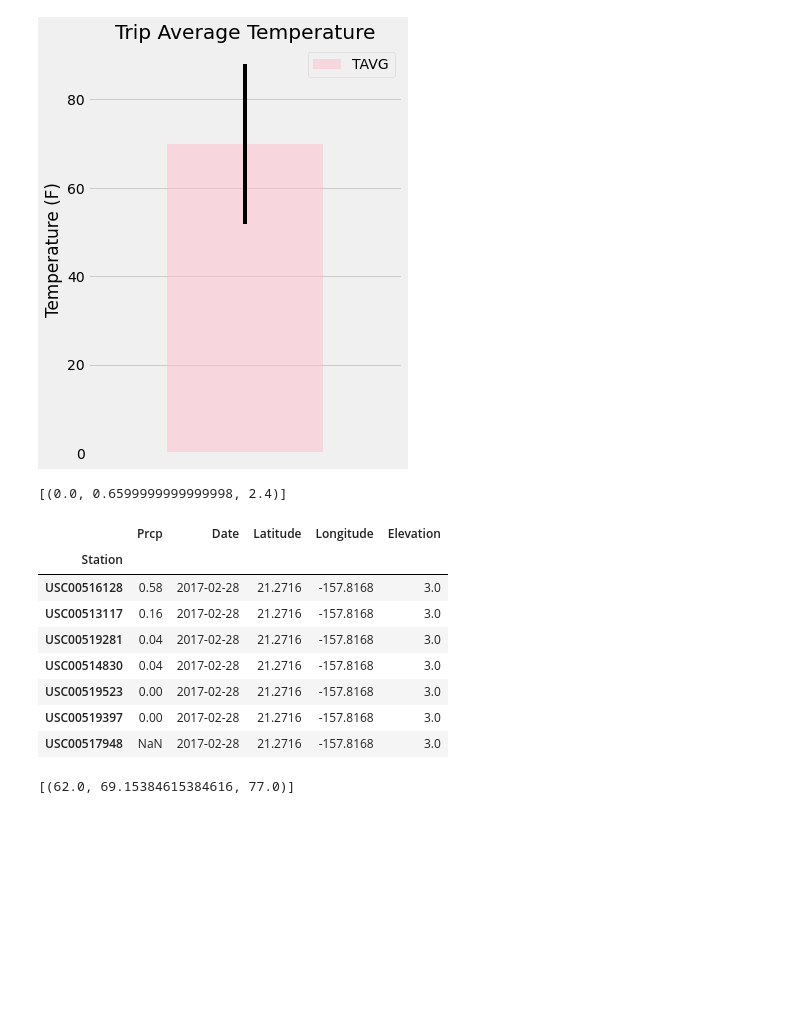
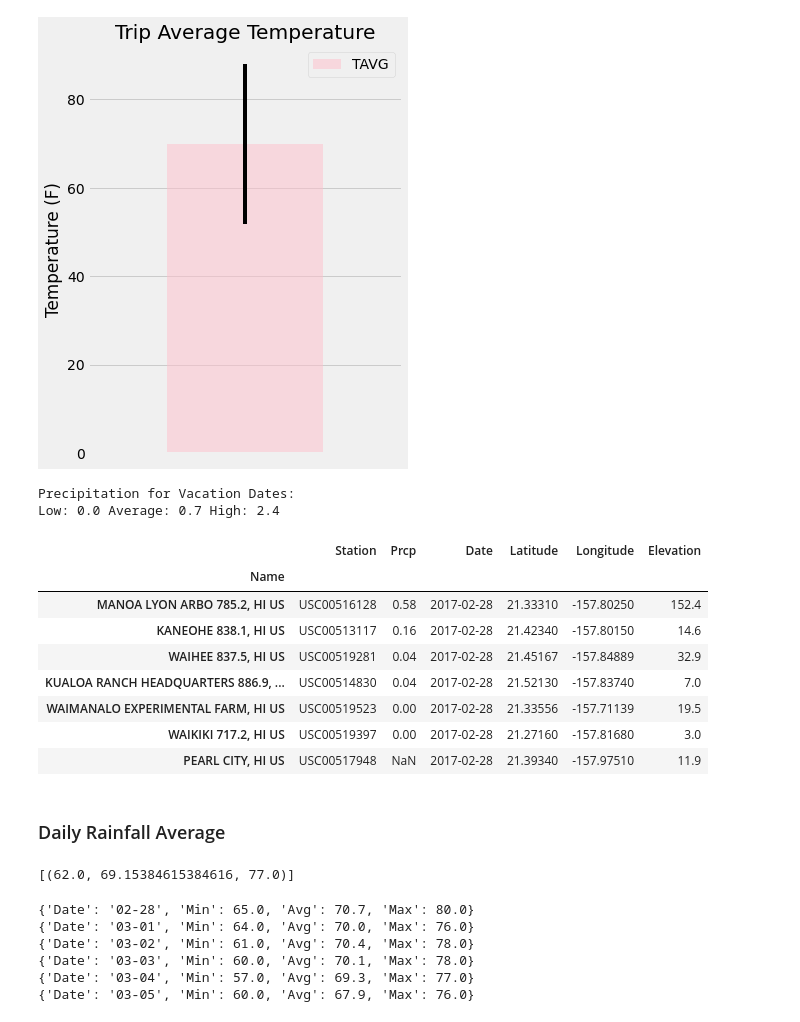
Before and after one commit to LisaHarrison08/SQLAlchemy-Climate-Analysis, a Jupyter notebook: climate_starter.ipynb, the cells around one changed output. Cells and saved outputs as stored; diff of their text form; code cells hidden in the pictures; blank space fills up the shorter version.

```diff
--- a/climate_starter.ipynb
+++ b/climate_starter.ipynb
@@ -214,9 +216,13 @@ def calc_prcp(start_date, end_date):
         filter(measurement.date >= start_date).filter(measurement.date <= end_date).all()
 
 # function
-print(calc_prcp('2017-02-28', '2017-03-05'))
+vacay_prcp = calc_prcp('2017-02-28', '2017-03-05')
+
+print(f"Precipitation for Vacation Dates:")
+print(f"Low: {vacay_prcp[0][0]} Average: {round(vacay_prcp[0][1], 1)} High: {vacay_prcp[0][2]}")
 # %% [output]
-[(0.0, 0.6599999999999998, 2.4)]
+Precipitation for Vacation Dates:
+Low: 0.0 Average: 0.7 High: 2.4
 # %%
 start_date = '2017-02-28'
 end_date = '2017-03-05'
@@ -224,23 +230,29 @@ end_date = '2017-03-05'
 # Calculate the total amount of rainfall per weather station for your trip dates using the previous year's matching dates.
 # Sort this in descending order by precipitation amount and list the station, name, latitude, longitude, and elevation
 
-rainfall = session.query(measurement.station, measurement.prcp, measurement.date, station.latitude, station.longitude, station.elevation).\
-            group_by(measurement.station).\
+rainfall = session.query(station.name, measurement.station, measurement.prcp, measurement.date, station.latitude, station.longitude, station.elevation).\
+            group_by(station.name).\
+            filter(measurement.station == station.station).\
             filter(measurement.date >= start_date).filter(measurement.date <= end_date).\
             order_by(measurement.prcp.desc()).all()
 # %%
-rainfall_df = pd.DataFrame(rainfall, columns=['Station', 'Prcp', 'Date', 'Latitude', 'Longitude','Elevation']).set_index('Station')
+# Rainfall per weather station results displayed in DF
+rainfall_df = pd.DataFrame(rainfall,
+                           columns=['Name','Station', 'Prcp', 'Date','Latitude', 'Longitude','Elevation']).\
+                           set_index('Name')
 rainfall_df
 # %% [output]
-|  | Prcp | Date | Latitude | Longitude | Elevation |
-| Station |  |  |  |  |  |
-| USC00516128 | 0.58 | 2017-02-28 | 21.2716 | -157.8168 | 3.0 |
-| USC00513117 | 0.16 | 2017-02-28 | 21.2716 | -157.8168 | 3.0 |
-| USC00519281 | 0.04 | 2017-02-28 | 21.2716 | -157.8168 | 3.0 |
-| USC00514830 | 0.04 | 2017-02-28 | 21.2716 | -157.8168 | 3.0 |
-| USC00519523 | 0.00 | 2017-02-28 | 21.2716 | -157.8168 | 3.0 |
-| USC00519397 | 0.00 | 2017-02-28 | 21.2716 | -157.8168 | 3.0 |
-| USC00517948 | NaN | 2017-02-28 | 21.2716 | -157.8168 | 3.0 |
+|  | Station | Prcp | Date | Latitude | Longitude | Elevation |
+| Name |  |  |  |  |  |  |
+| MANOA LYON ARBO 785.2, HI US | USC00516128 | 0.58 | 2017-02-28 | 21.33310 | -157.80250 | 152.4 |
+| KANEOHE 838.1, HI US | USC00513117 | 0.16 | 2017-02-28 | 21.42340 | -157.80150 | 14.6 |
+| WAIHEE 837.5, HI US | USC00519281 | 0.04 | 2017-02-28 | 21.45167 | -157.84889 | 32.9 |
+| KUALOA RANCH HEADQUARTERS 886.9, ... | USC00514830 | 0.04 | 2017-02-28 | 21.52130 | -157.83740 | 7.0 |
+| WAIMANALO EXPERIMENTAL FARM, HI US | USC00519523 | 0.00 | 2017-02-28 | 21.33556 | -157.71139 | 19.5 |
+| WAIKIKI 717.2, HI US | USC00519397 | 0.00 | 2017-02-28 | 21.27160 | -157.81680 | 3.0 |
+| PEARL CITY, HI US | USC00517948 | NaN | 2017-02-28 | 21.39340 | -157.97510 | 11.9 |
+# %% [markdown]
+### Daily Rainfall Average
 # %%
 # Create a query that will calculate the daily normals
 # (i.e. the averages for tmin, tmax, and tavg for all historic data matching a specific month and day)
@@ -263,22 +275,34 @@ daily_normals("01-01")
 # %% [output]
 [(62.0, 69.15384615384616, 77.0)]
 # %%
-# calculate the daily normals for your trip
-# push each tuple of calculations into a list called `normals`
-
+# Calculate the daily normals for your trip
+# Push each tuple of calculations into a list called `normals`
 # Set the start and end date of the trip
 
 start_date = '2017-02-28'
 end_date = '2017-03-05'
-
-# Use the start and end date to create a range of dates
-
-dateRange = session.query(measurement.date).\
-            filter(measurement.date >= start_date).filter(measurement.date <= end_date).\
-            group_by(measurement.date).all()
-
-# Stip off the year and save a list of %m-%d strings
+my_trip = ['02-28', '03-01', '03-02', '03-03', '03-04', '03-05']
 
 # Loop through the list of %m-%d strings and calculate the normals for each date
+normals = []
+
+for day in my_trip:
+    date = {}
+    date['Date'] = '{}'.format(day)
+    d_norm = daily_normals(day)
+    date['Min'] = d_norm[0][0]
+    date['Avg'] = round(d_norm[0][1],1)
+    date['Max'] = d_norm[0][2]
+    normals.append(date)
+
+for norm in normals:
+    print(norm)
+# %% [output]
+{'Date': '02-28', 'Min': 65.0, 'Avg': 70.7, 'Max': 80.0}
+{'Date': '03-01', 'Min': 64.0, 'Avg': 70.0, 'Max': 76.0}
+{'Date': '03-02', 'Min': 61.0, 'Avg': 70.4, 'Max': 78.0}
+{'Date': '03-03', 'Min': 60.0, 'Avg': 70.1, 'Max': 78.0}
+{'Date': '03-04', 'Min': 57.0, 'Avg': 69.3, 'Max': 77.0}
+{'Date': '03-05', 'Min': 60.0, 'Avg': 67.9, 'Max': 76.0}
 # %%
 # Load the previous query results into a Pandas DataFrame and add the `trip_dates` range as the `date` index
```
Also changed, not shown: parts of 9 cells of this notebook, 3 other files.
